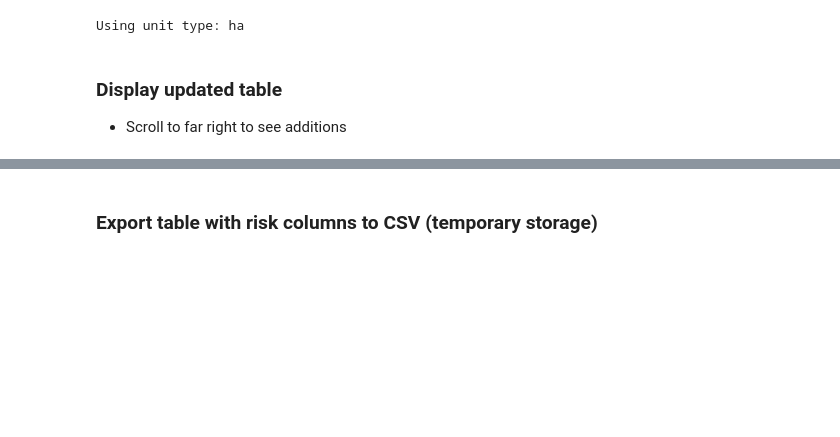
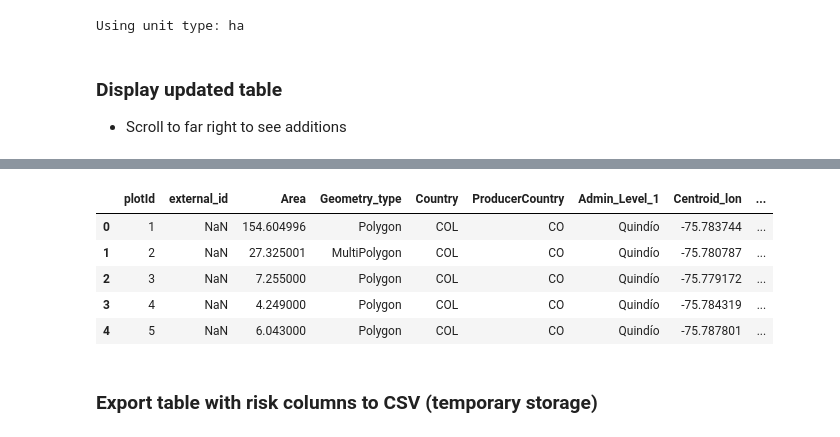
Before and after one commit to nicolevasos/GeoCitizen, a Jupyter notebook: notebooks/Colab_whisp_geojson_to_csv.ipynb, the cells around one changed output, grey strips where cells are left out. Saved outputs shown, nothing was run; the diff lists cells and outputs as text; code cells hidden in the pictures; blank space fills up the shorter version.

```diff
--- a/notebooks/Colab_whisp_geojson_to_csv.ipynb
+++ b/notebooks/Colab_whisp_geojson_to_csv.ipynb
@@ -168,3 +221,14 @@ df_w_risk
+# %%
+columns_to_plot = list(df_w_risk.columns[:10]) + [df_w_risk.columns[-3]]
+df_subset = df_w_risk[columns_to_plot]
+df_subset[:5]
+# %% [output]
+|  | plotId | external_id | Area | Geometry_type | Country | ProducerCountry | Admin_Level_1 | Centroid_lon | ... |
+| 0 | 1 | NaN | 154.604996 | Polygon | COL | CO | Quindío | -75.783744 | ... |
+| 1 | 2 | NaN | 27.325001 | MultiPolygon | COL | CO | Quindío | -75.780787 | ... |
+| 2 | 3 | NaN | 7.255000 | Polygon | COL | CO | Quindío | -75.779172 | ... |
+| 3 | 4 | NaN | 4.249000 | Polygon | COL | CO | Quindío | -75.784319 | ... |
+| 4 | 5 | NaN | 6.043000 | Polygon | COL | CO | Quindío | -75.787801 | ... |
 # %% [markdown]
 ### Export table with risk columns to CSV (temporary storage)
 # %%
```
Also changed, not shown: parts of 8 cells of this notebook.
